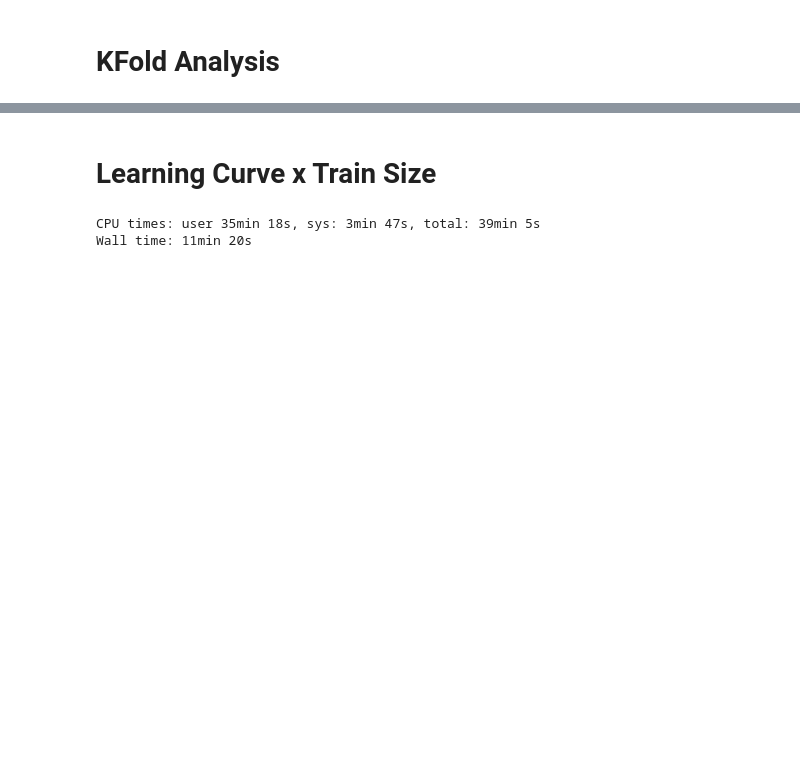
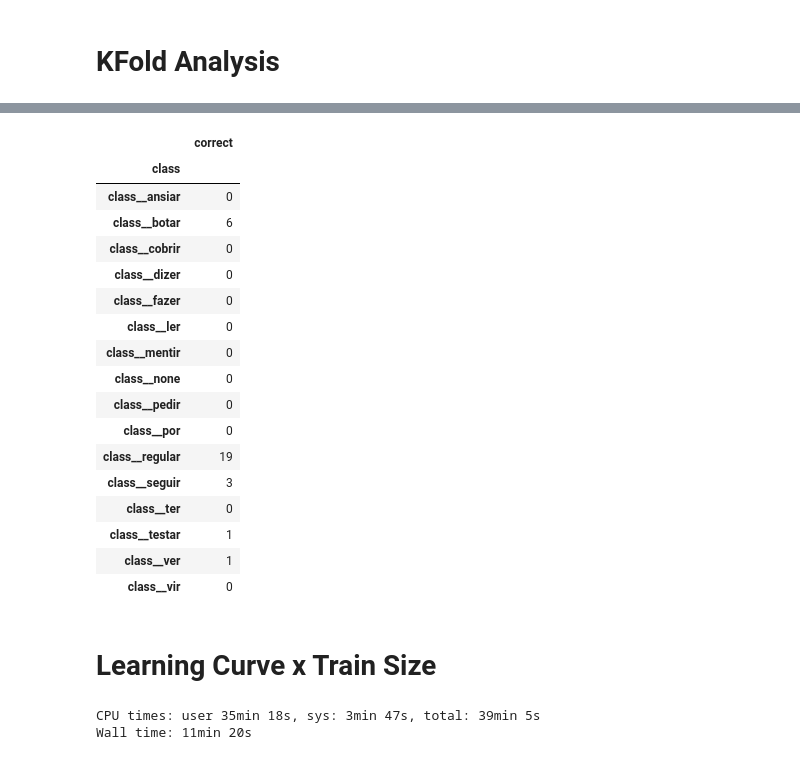
Before and after one commit to beatrizalbiero/MsResearch, a Jupyter notebook: WickelfeaturesProject/encoder-decoder.ipynb, the cells around one changed output, grey strips where cells are left out. Cells and saved outputs as stored; diff of their text form; code cells hidden in the pictures; blank space fills up the shorter version.

```diff
--- a/WickelfeaturesProject/encoder-decoder.ipynb
+++ b/WickelfeaturesProject/encoder-decoder.ipynb
@@ -142,0 +172,2 @@ all_decodings.to_csv("Files/all_decodings", index=None)
+# %%
+all_decodings_renorm['correct'] = np.where((all_decodings_renorm['predicted'] == all_decodings_renorm['target']) , 1, 0)
@@ -143,3 +178,24 @@ all_decodings.to_csv("Files/all_decodings", index=None)
+# %%
+all_decodings_renorm.groupby('class').sum()
+# %% [output]
+|  | correct |
+| class |  |
+| class__ansiar | 0 |
+| class__botar | 6 |
+| class__cobrir | 0 |
+| class__dizer | 0 |
+| class__fazer | 0 |
+| class__ler | 0 |
+| class__mentir | 0 |
+| class__none | 0 |
+| class__pedir | 0 |
+| class__por | 0 |
+| class__regular | 19 |
+| class__seguir | 3 |
+| class__ter | 0 |
+| class__testar | 1 |
+| class__ver | 1 |
+| class__vir | 0 |
 # %% [markdown]
 # Learning Curve x Train Size
 # %%
```
Also changed, not shown: parts of 25 cells of this notebook, 4 other files.
